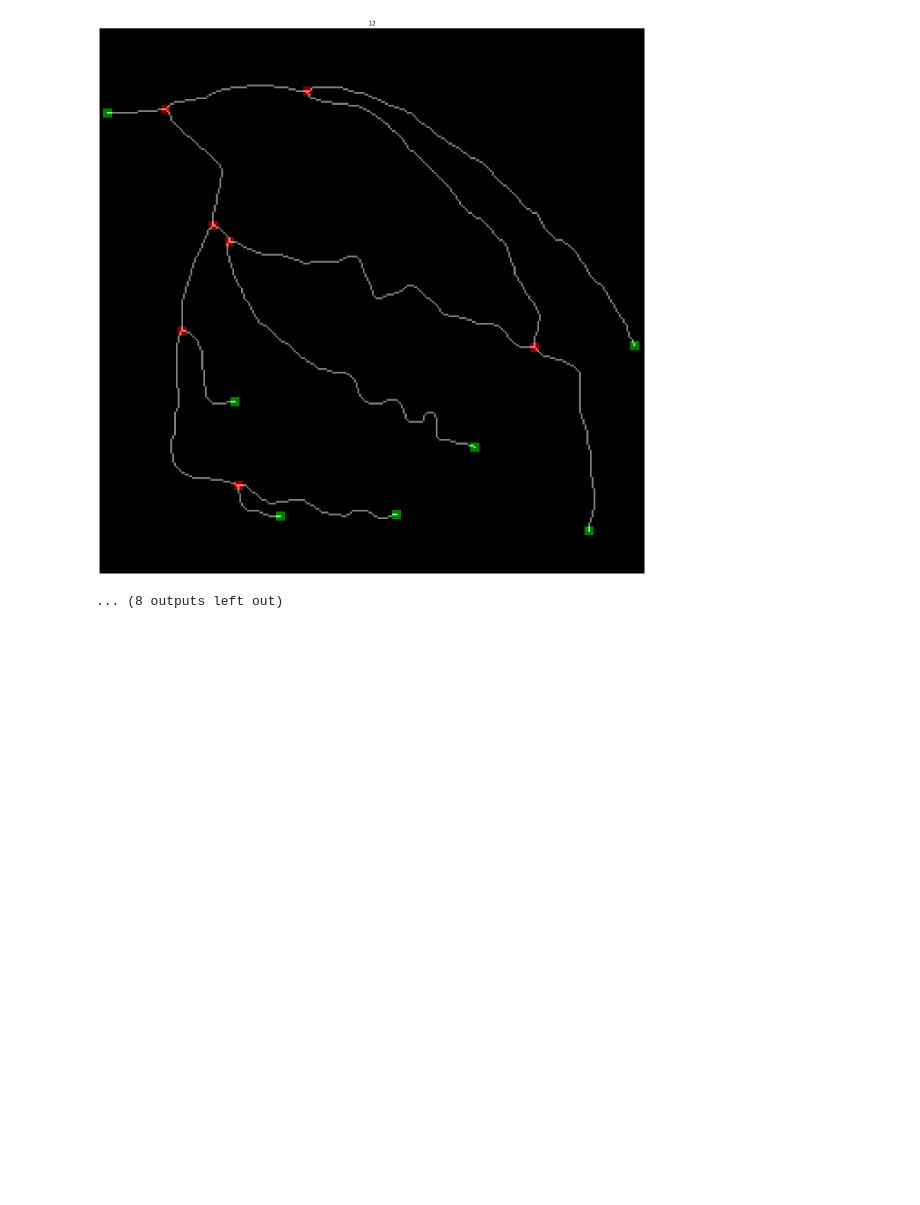
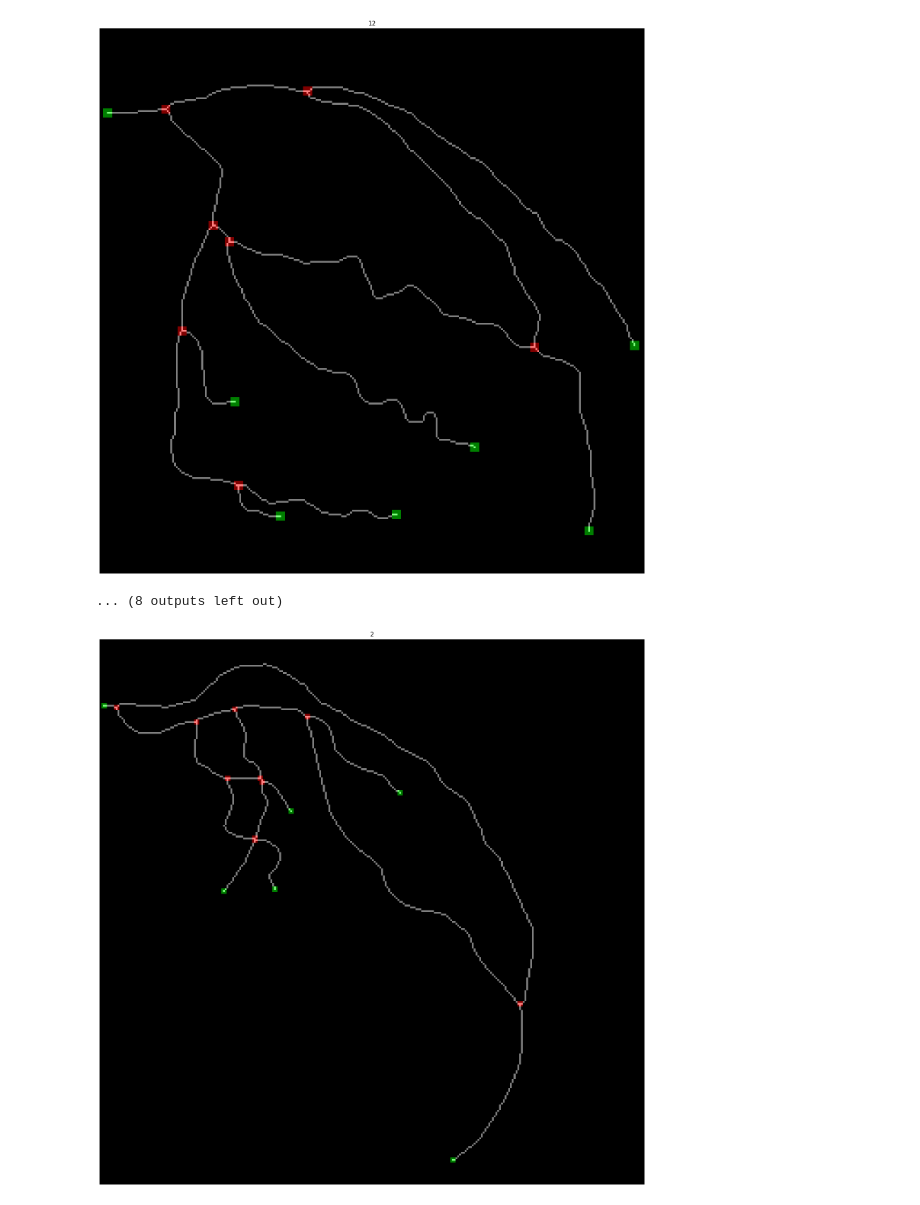
Before and after one commit to JusSolo/Proyecto_1_vision, a Jupyter notebook: Problema2.ipynb, the cells around one changed output. Saved outputs shown, nothing was run; the diff lists cells and outputs as text; code cells hidden in the pictures; blank space fills up the shorter version.

```diff
--- a/Problema2.ipynb
+++ b/Problema2.ipynb
@@ -183,0 +314,4 @@ for i in range(1,21):
+# %%
+process_image(2)
+# %% [output]
+[figure, added]
```
Also changed, not shown: parts of 1 cell of this notebook, 1 other file.
